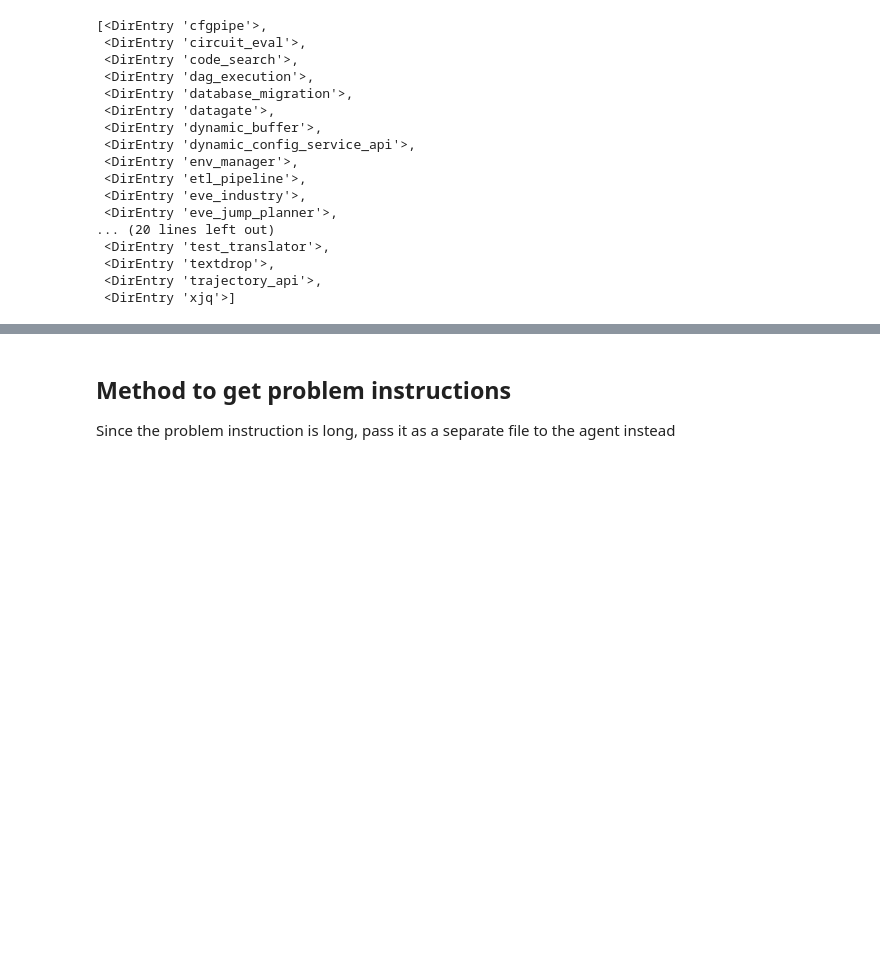
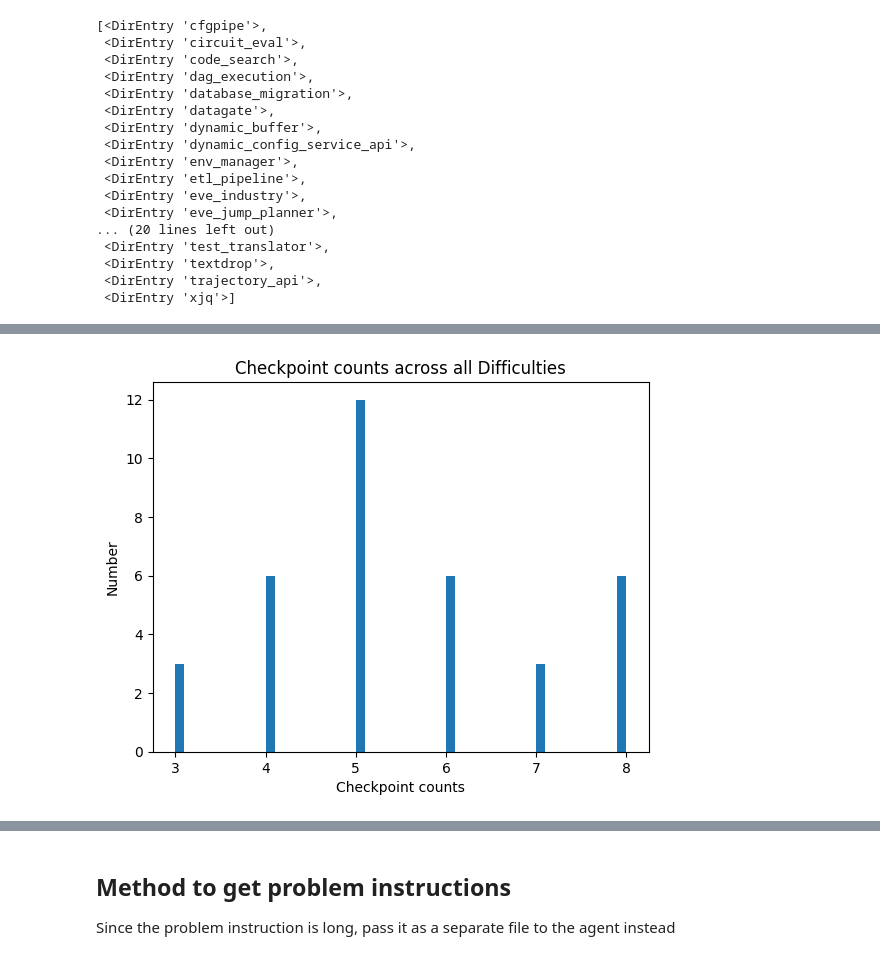
Before and after one commit to BernardMoy/Modular-SWE, a Jupyter notebook: datasets/slopCodeBench/slopCodeBench.ipynb, the cells around one changed output, grey strips where cells are left out. Drawn from its saved outputs; the diff is of its cells as text; code cells hidden in the pictures; blank space fills up the shorter version.

```diff
--- a/datasets/slopCodeBench/slopCodeBench.ipynb
+++ b/datasets/slopCodeBench/slopCodeBench.ipynb
@@ -33,0 +36,33 @@ scb_problems
+# %%
+from pathlib import Path
+import yaml
+import pandas as pd
+
+# Read the problem names
+problem_names = [x.name for x in scb_problems]
+checkpoint_counts = [sum(1 for _ in Path(x).glob("*.md")) for x in scb_problems]  # count of .md files
+
+# Read the config.yaml file for other fields
+categories = []
+difficulties = []
+timeouts = []
+tags = []
+for problem in scb_problems:
+    with open(os.path.join(problem, "config.yaml"), 'r') as f:
+        data = yaml.load(f, Loader=yaml.SafeLoader)
+        categories.append(data["category"])
+        difficulties.append(data["difficulty"])
+        timeouts.append(data["timeout"])
+        tags.append(data["tags"])
+
+# Construct the df from lists
+df = pd.DataFrame({
+    "problem_name": problem_names,
+    "category": categories,
+    "difficulty": difficulties,
+    "timeout": timeouts,
+    "tags": tags,
+    "checkpoint_counts": checkpoint_counts
+})
+
+df
@@ -33,0 +111,13 @@ scb_problems
+# %%
+import matplotlib.pyplot as plt
+
+data = df["checkpoint_counts"]
+
+plt.figure()
+plt.hist(data, bins=50)
+plt.xlabel("Checkpoint counts")
+plt.ylabel("Number")
+plt.title("Checkpoint counts across all Difficulties")
+plt.show()
+# %% [output]
+[figure, added]
```
Also changed, not shown: parts of 6 cells of this notebook, 1 other file.
